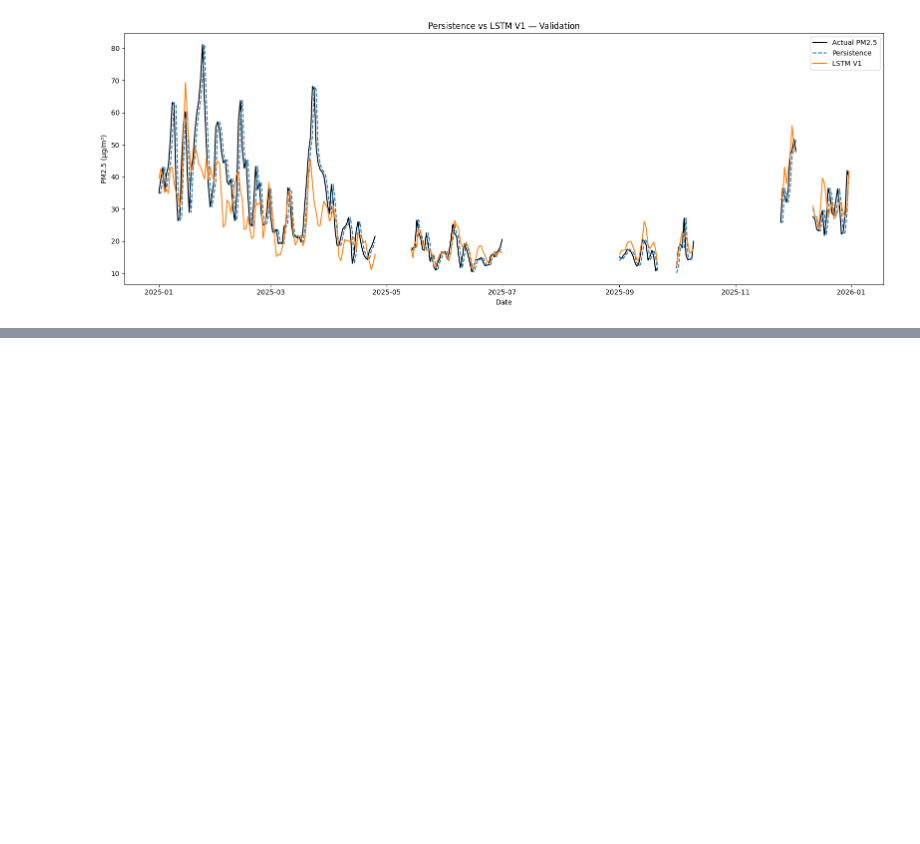
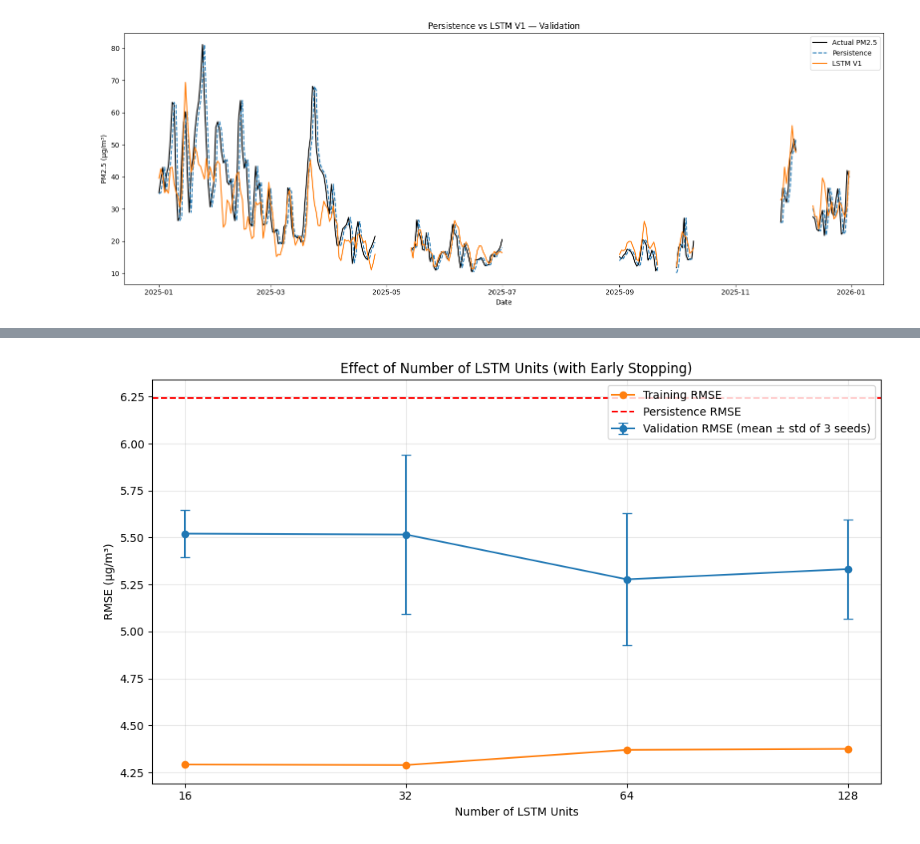
Before and after one commit to mapadeawdai/PM2.5_Prediction, a Jupyter notebook: main.ipynb, the cells around one changed output, grey strips where cells are left out. Cells and saved outputs as stored; diff of their text form; code cells hidden in the pictures; blank space fills up the shorter version.

Commit message:
fine-tuned "units"

```diff
--- a/main.ipynb
+++ b/main.ipynb
@@ -2392,0 +2510,38 @@ plt.show()
+# %%
+plt.figure(figsize=(10, 6))
+
+plt.errorbar(
+    units_results["units"],
+    units_results["val_RMSE"],
+    yerr=units_results["val_RMSE_std"],
+    marker="o",
+    capsize=4,
+    label="Validation RMSE (mean ± std of 3 seeds)"
+)
+
+plt.plot(
+    units_results["units"],
+    units_results["train_RMSE"],
+    marker="o",
+    label="Training RMSE"
+)
+
+plt.axhline(
+    persistence_results["RMSE"],
+    color="red",
+    linestyle="--",
+    label="Persistence RMSE"
+)
+
+plt.xscale("log", base=2)
+plt.xticks(units_results["units"], units_results["units"])
+
+plt.xlabel("Number of LSTM Units")
+plt.ylabel("RMSE (µg/m³)")
+plt.title("Effect of Number of LSTM Units (with Early Stopping)")
+plt.legend()
+plt.grid(alpha=0.3)
+plt.tight_layout()
+plt.show()
+# %% [output]
+[figure, added]
```
Also changed, not shown: parts of 7 cells of this notebook.
